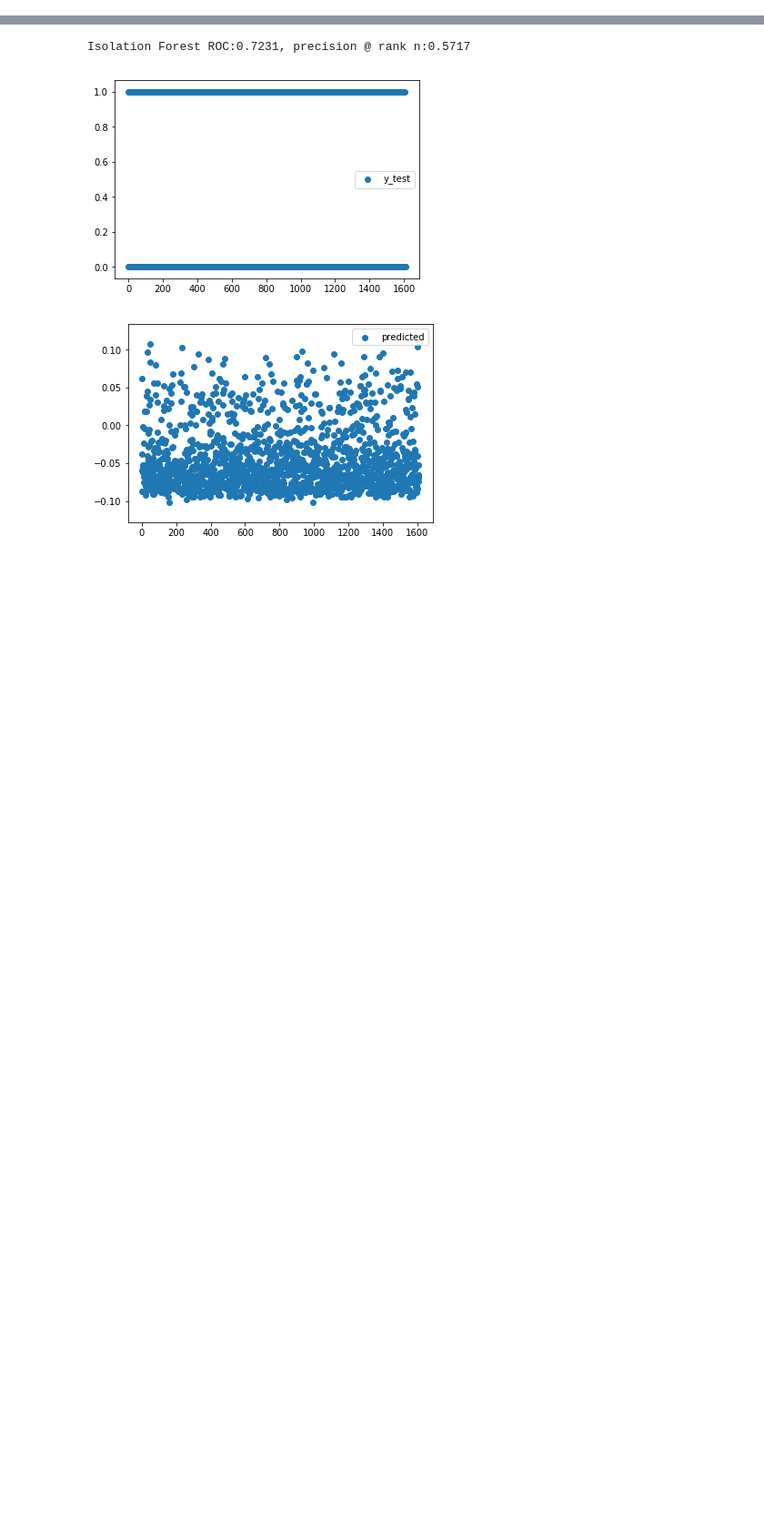
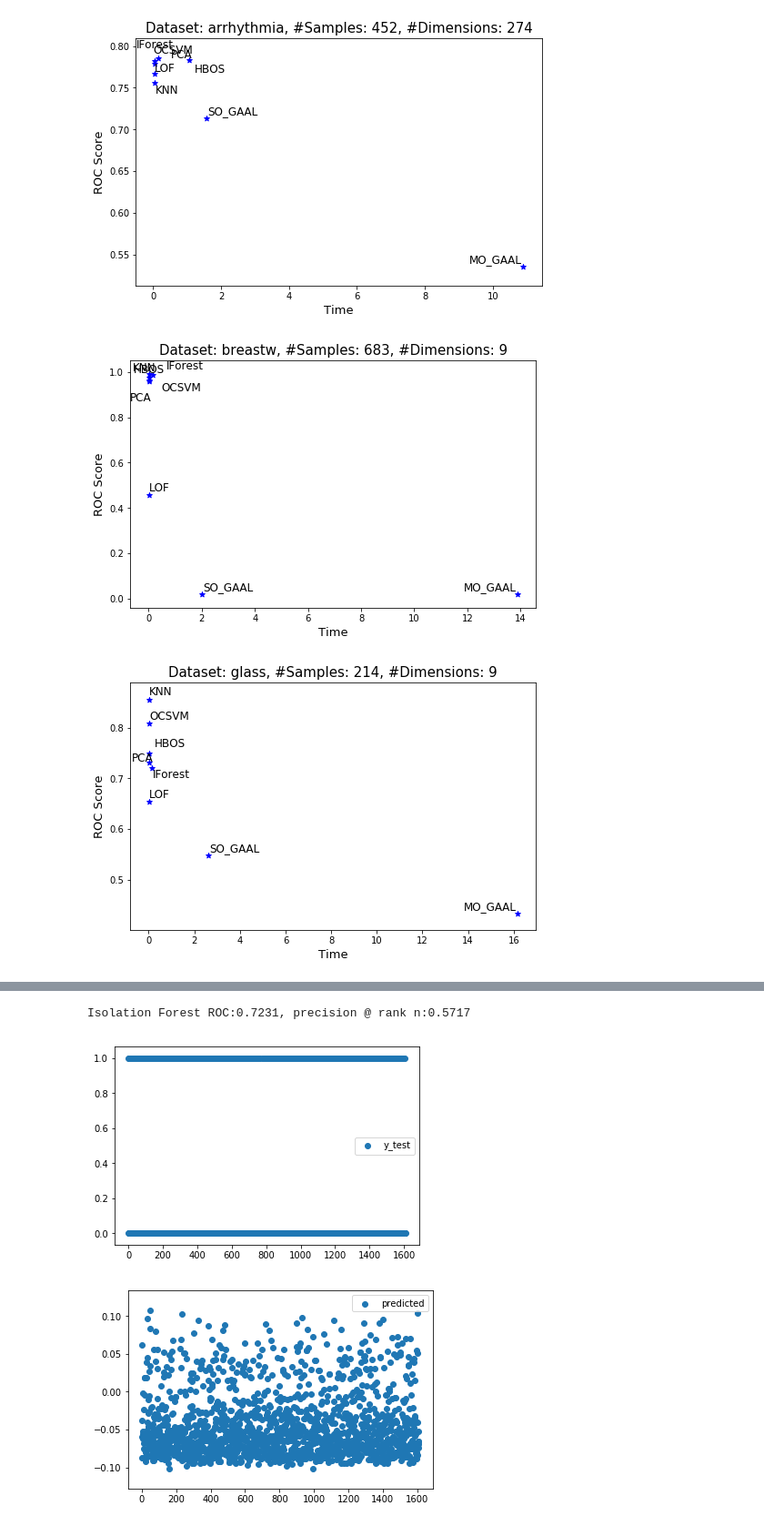
Before and after one commit to akarazeev/Bachelor, a Jupyter notebook: research/dev.ipynb, the cells around one changed output, grey strips where cells are left out. Shown at 91% size. Saved outputs shown, nothing was run; the diff lists cells and outputs as text; code cells hidden in the pictures; blank space fills up the shorter version.

```diff
--- a/research/dev.ipynb
+++ b/research/dev.ipynb
@@ -140,0 +154,33 @@ roc_df
+# %%
+from adjustText import adjust_text
+
+models = df_columns[4:]
+
+# ROC vs Time
+for mat_file in mat_file_list:
+    data_title = mat_file[:-4]
+    x = time_df[time_df['Dataset'] == data_title]
+    y = roc_df[roc_df['Dataset'] == data_title]
+
+    data_x = x[models].values[0]
+    data_y = y[models].values[0]
+
+    plt.figure(figsize=(8, 5))
+    plt.title(
+        "Dataset: {}, #Samples: {}, #Dimensions: {}".format(
+            data_title,
+            x[df_columns[1]][0],
+            x[df_columns[2]][0]
+        ),
+        fontsize=15
+    )
+    plt.scatter(data_x, data_y, marker='*', color='blue')
+    plt.xlabel("Time", fontsize=13)
+    plt.ylabel("ROC Score", fontsize=13)
+    texts = [plt.text(data_x[i], data_y[i], models[i], size=12) for i in range(len(models))]
+    adjust_text(texts)
+    plt.show()
+# %% [output]
+[figure, added]
+[figure, added]
+[figure, added]
```
Also changed, not shown: parts of 6 cells of this notebook, 4 other files.
